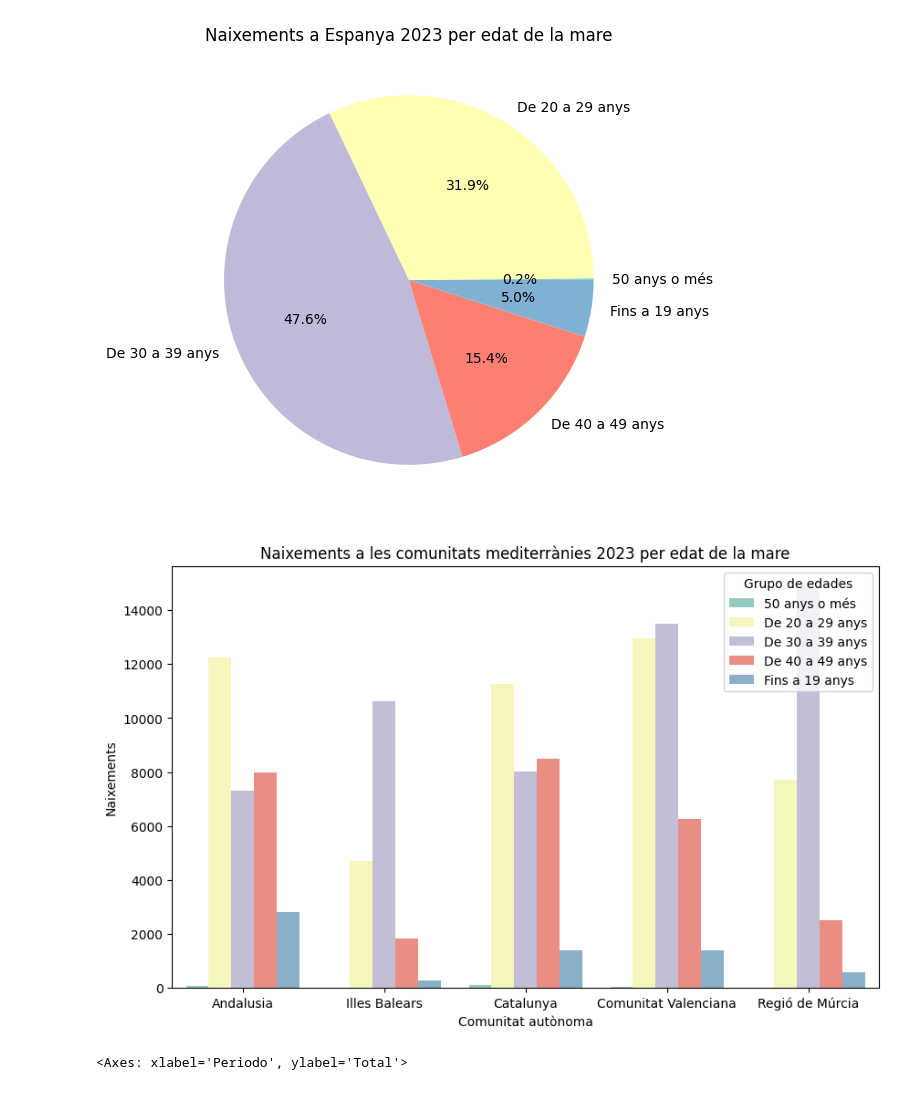
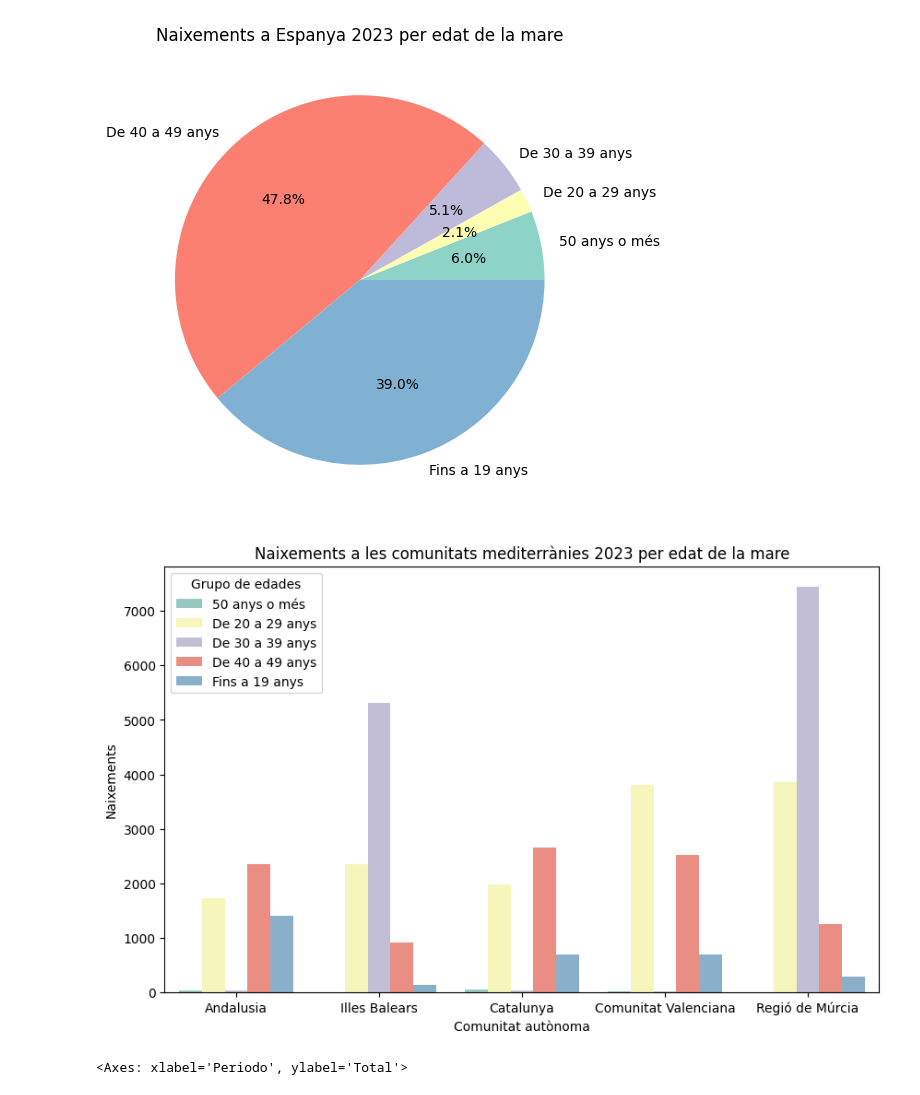
Before and after one commit to IsaacLolade/visualizacion, a Jupyter notebook: tasca_5_IsaacLoladeKehindeAdekeye1.ipynb, the cells around one changed output. Cells and saved outputs as stored; diff of their text form; code cells hidden in the pictures.

```diff
--- a/tasca_5_IsaacLoladeKehindeAdekeye1.ipynb
+++ b/tasca_5_IsaacLoladeKehindeAdekeye1.ipynb
@@ -11,42 +11,46 @@ data = pd.read_csv('mujeres.csv', sep='\t')
 # edadeas = data['Edad de la madre'].unique()
 # print(edadeas)
 # Crear variables separadas para cada rango de edad
 
 def categorizar_edad(edad):
     if edad in ['Menos de 15 años', '15 años', '16 años', '17 años', '18 años', '19 años']:
         return 'Fins a 19 anys'
     elif edad in ['20 años', '21 años', '22 años', '23 años', '24 años', '25 años',
                  '26 años', '27 años', '28 años', '29 años']:
         return 'De 20 a 29 anys'
     elif edad in ['30 años', '31 años', '32 años', '33 años', '34 años', '35 años',
                  '36 años', '37 años', '38 años', '39 años']:
         return 'De 30 a 39 anys'
     elif edad in ['40 años', '41 años', '42 años', '43 años', '44 años', '45 años',
                  '46 años', '47 años', '48 años', '49 años']:
         return 'De 40 a 49 anys'
     elif edad == '50 y más años':
         return '50 anys o més'
 
-datos_2023 = data[(data['Periodo'] == 2023) & (data['Edad de la madre'].notna()) & (data['Nacional y Comunidades autónomas'] == 'Total Nacional') & data['Edad de la madre'] != 'Todas las edades'].copy()
+datos_2023 = data[(data['Periodo'] == 2023) & (data['Edad de la madre'].notna())
+                  & (data['Nacional y Comunidades autónomas'] == 'Total Nacional')
+                  & (data['Edad de la madre'] != 'Todas las edades')& (data['Orden del nacido vivo'] == "Todos")].copy()
 
 datos_2023['Grupo de edades'] = datos_2023['Edad de la madre'].apply(categorizar_edad)
 
 datos_filtrados = datos_2023.groupby('Grupo de edades')['Total'].sum().reset_index()
 
 plt.figure(figsize=(10, 6))
 colores = sns.color_palette('Set3', len(datos_filtrados))
 plt.title('Naixements a Espanya 2023 per edat de la mare')
 plt.pie(datos_filtrados['Total'], labels=datos_filtrados['Grupo de edades'], autopct='%1.1f%%', colors=colores)
 plt.show()
 # %% [output]
-[figure, old version]
+[figure, new version]
 # %%
 #provicnias = datos_2023['Nacional y Comunidades autónomas'].unique()
 #print(provicnias)
 
 comunidades_mediterraneas = ['04 Balears, Illes','09 Cataluña','10 Comunitat Valenciana','14 Murcia, Región de','01 Andalucía']
 
-mediterraneo = data[(data['Nacional y Comunidades autónomas'].isin(comunidades_mediterraneas)) & (data['Periodo'] == 2023)].copy()
+mediterraneo = data[(data['Nacional y Comunidades autónomas'].isin(comunidades_mediterraneas))
+                    & (data['Periodo'] == 2023)
+                    & (data['Orden del nacido vivo']=="Todos")].copy()
 
 mediterraneo['Grupo de edades'] = mediterraneo['Edad de la madre'].apply(categorizar_edad)
 
@@ -63,5 +67,5 @@ plt.ylabel('Naixements')
 sns.barplot(data=mediterraneo, x='Comunidad', y='Total', hue='Grupo de edades', palette='Set3', errorbar=None)
 plt.show()
 # %% [output]
-[figure, old version]
+[figure, new version]
 # %%
```
Also changed, not shown: parts of 5 cells of this notebook.
